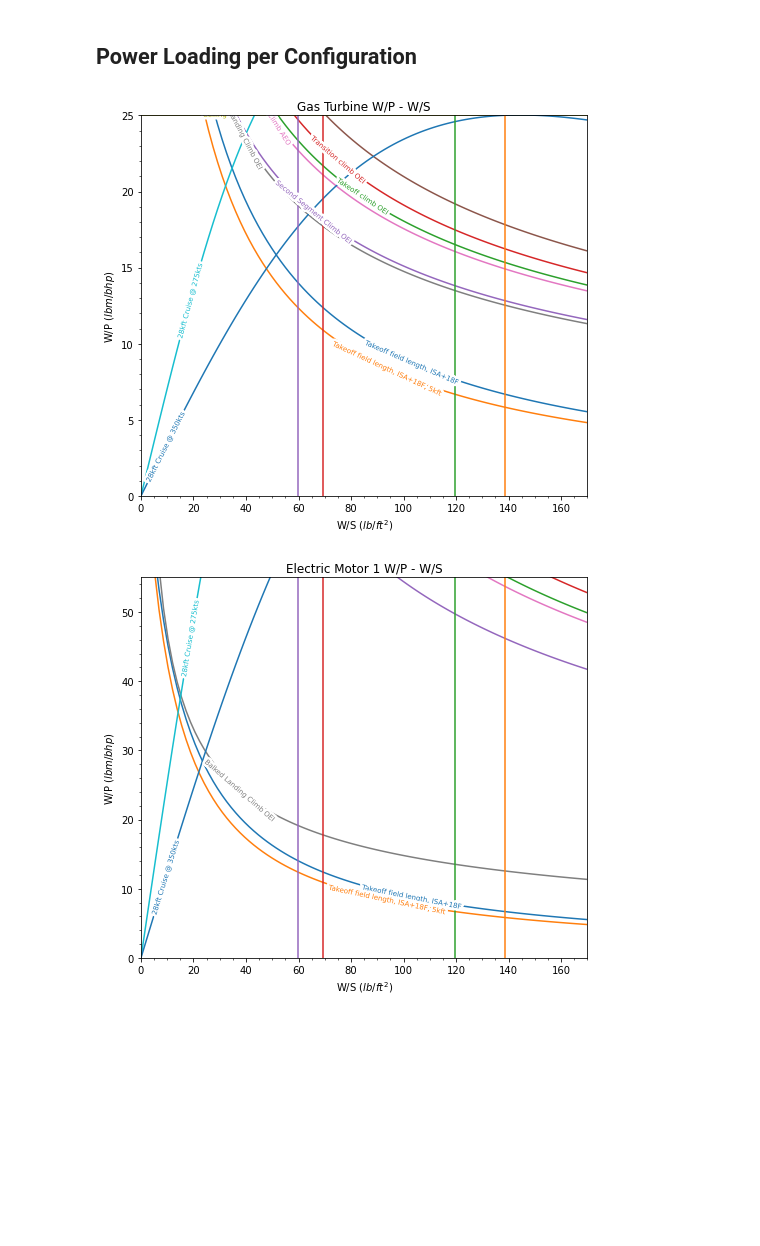
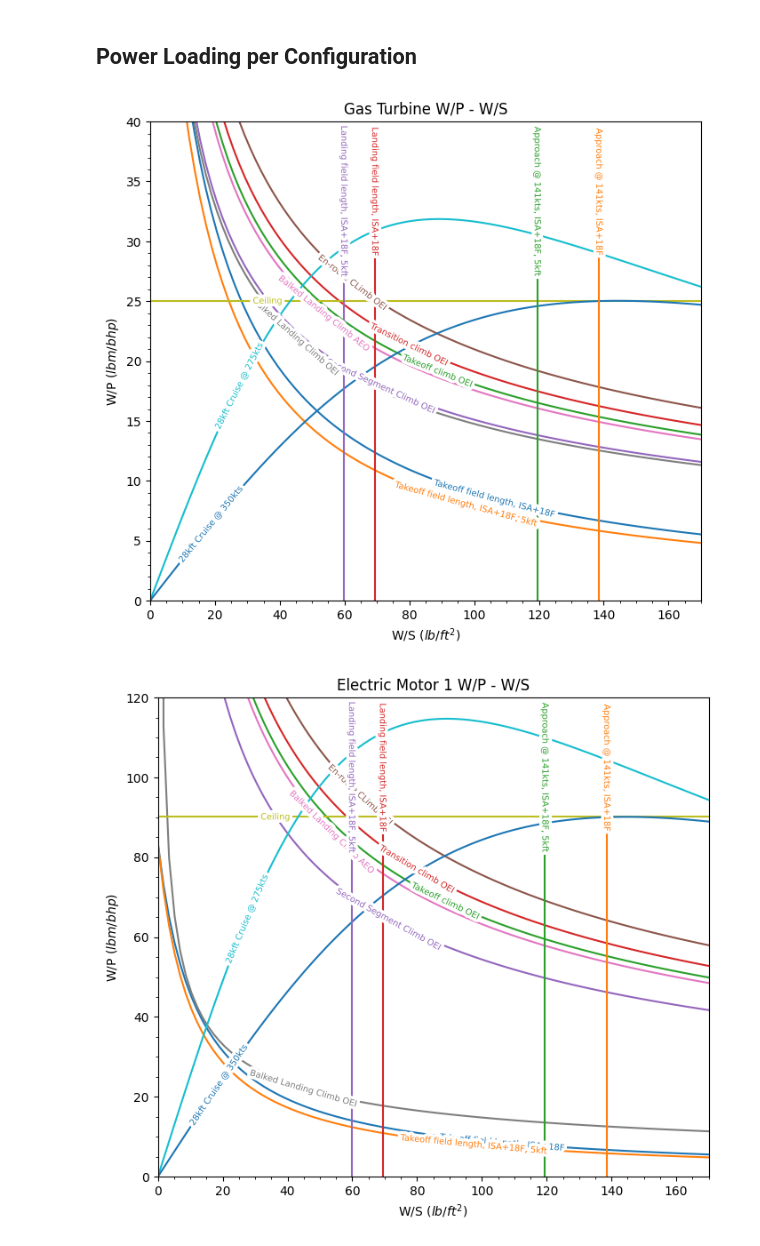
Before and after one commit to jucobee/START, a Jupyter notebook: A4/PowerLoading.ipynb, the cells around one changed output. Drawn from its saved outputs; the diff is of its cells as text; code cells hidden in the pictures; blank space fills up the shorter version.

Commit message:
Fixed label lines

```diff
--- a/A4/PowerLoading.ipynb
+++ b/A4/PowerLoading.ipynb
@@ -363,37 +363,37 @@ def PlotPTrain(component_index,YLIM):
 
     plt.plot(ws, abs(GetConstraintData(wp_tofl, component_index, PRatios[0], ERatios[0],eta_to)), label='Takeoff field length, ISA+18F', linestyle='-')
     plt.plot(ws, abs(GetConstraintData(wp_tofl_5kft, component_index, PRatios[0], ERatios[0],eta_to)), label='Takeoff field length, ISA+18F, 5kft', linestyle='-')
     plt.plot(ws, abs(GetConstraintData(wp_climb_TO, component_index, PRatios[1], ERatios[1],eta_climb)), label='Takeoff climb OEI', linestyle='-')
     plt.plot(ws, abs(GetConstraintData(wp_climb_TC, component_index, PRatios[2], ERatios[2],eta_climb)), label='Transition climb OEI', linestyle='-')
     plt.plot(ws, abs(GetConstraintData(wp_climb_SSC, component_index, PRatios[3], ERatios[3],eta_climb)), label='Second Segment Climb OEI', linestyle='-')
     plt.plot(ws, abs(GetConstraintData(wp_climb_ERC, component_index, PRatios[4], ERatios[4],eta_climb)), label='En-route CLimb OEI', linestyle='-')
     plt.plot(ws, abs(GetConstraintData(wp_climb_BLC_AEO, component_index, PRatios[5], ERatios[5],eta_climb)), label='Balked Landing Climb AEO', linestyle='-')
     plt.plot(ws, abs(GetConstraintData(wp_climb_BLC_OEI, component_index, PRatios[6], ERatios[6],eta_climb)), label='Balked Landing Climb OEI', linestyle='-')
     plt.plot(ws, abs(GetConstraintData(wp_ceil, component_index, PRatios[7], ERatios[7],eta_cruise)), label='Ceiling', linestyle='-')
     plt.plot(ws, abs(GetConstraintData(wp_cruise_min, component_index, PRatios[8], ERatios[8],eta_cruise)), label='28kft Cruise @ 275kts', linestyle='-')
     plt.plot(ws, abs(GetConstraintData(wp_cruise_target, component_index, PRatios[9], ERatios[9],eta_cruise)), label='28kft Cruise @ 350kts', linestyle='-')
 
 
 
     # W/S constraints
-    wp = np.linspace(0,500,N)
+    wp = np.linspace(0,YLIM,N)
     plt.plot(ws_approach_SLp18[int(N/7):], np.flip(wp)[int(N/7):], label='Approach @ 141kts, ISA+18F', linestyle='-')
     plt.plot(ws_approach_p18_5kft[int(N/6):], np.flip(wp)[int(N/6):], label='Approach @ 141kts, ISA+18F, 5kft', linestyle='-')
     plt.plot(ws_landing_SLp18[int(N/7):], np.flip(wp)[int(N/7):], label='Landing field length, ISA+18F', linestyle='-')
     plt.plot(ws_landing_p18_5kft[int(N/6):], np.flip(wp)[int(N/6):], label='Landing field length, ISA+18F, 5kft', linestyle='-')
 
 
     # plt.ylim(0, max(abs(GetConstraintData(wp_cruise_min, component_index, PRatios[8], ERatios[8],eta_cruise)))), plt.xlim(0, 170)
     plt.ylim(0, YLIM), plt.xlim(0, 170)
     # plt.grid()
     plt.minorticks_on()
-    labelLines(plt.gca().get_lines(), zorder=2.5,fontsize = 7,xvals=(0,150))
+    labelLines(plt.gca().get_lines(), zorder=2.5,fontsize = 7,xvals=(10,150))
 
     plt.show()
 
-PlotPTrain(1,25) # gas turbine
-PlotPTrain(4,55) # em1
-PlotPTrain(5,25) # battery
+PlotPTrain(1,40) # gas turbine
+PlotPTrain(4,120) # em1
+PlotPTrain(5,150) # battery
 # %% [output]
-[figure, old version]
+[figure, new version]
-[figure, old version]
+[figure, new version]
```
Also changed, not shown: parts of 3 cells of this notebook.
